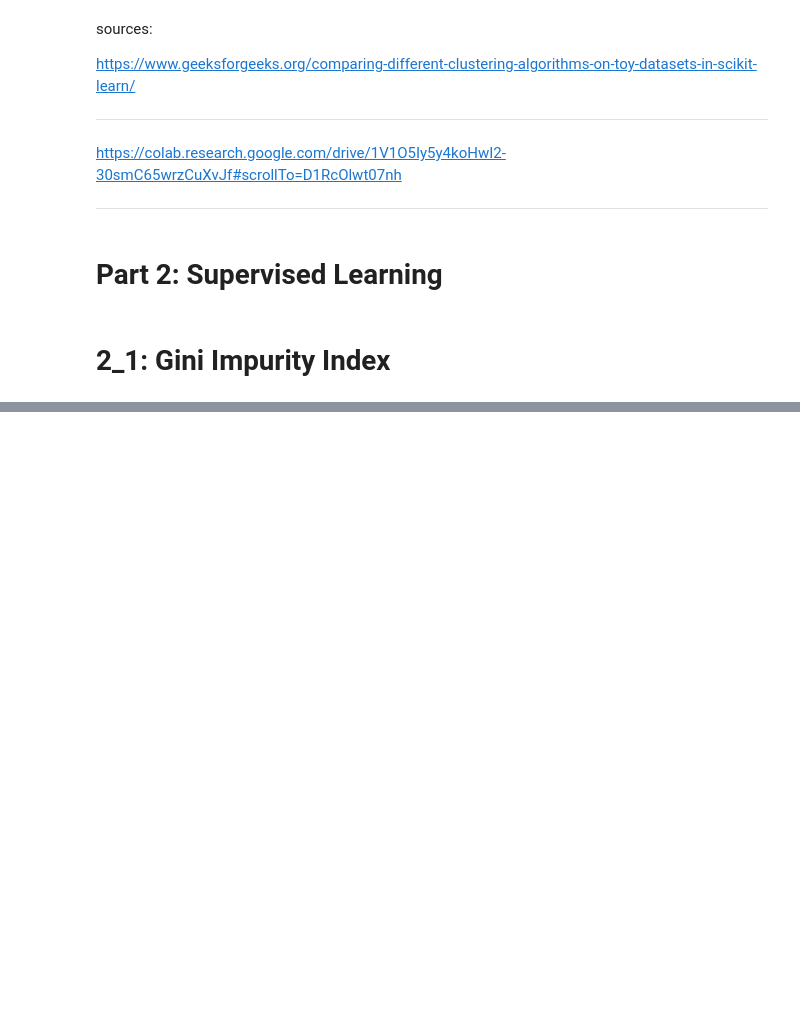
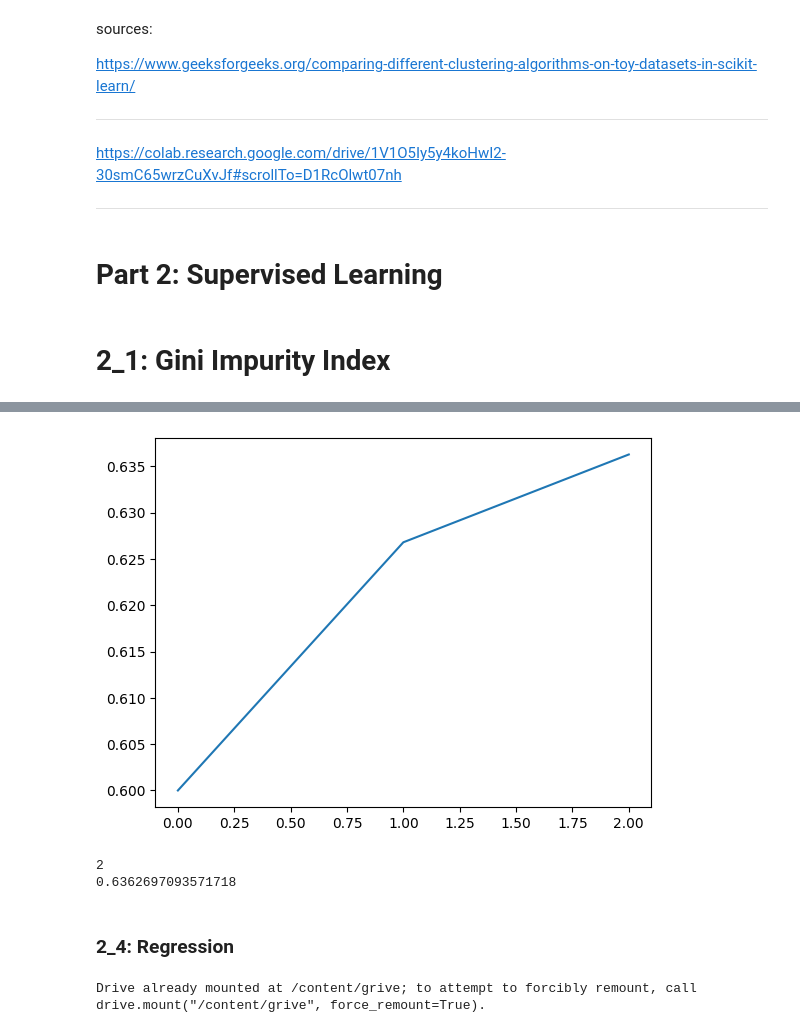
Before and after one commit to Arko04/Colab, a Jupyter notebook: AI_project2.ipynb, the cells around one changed output, grey strips where cells are left out. Saved outputs shown, nothing was run; the diff lists cells and outputs as text; code cells hidden in the pictures; blank space fills up the shorter version.

```diff
--- a/AI_project2.ipynb
+++ b/AI_project2.ipynb
@@ -1930,0 +1155,5 @@ https://blog.quantinsti.com/gini-index/
+# %%
+from sklearn.tree import DecisionTreeClassifier
+
+decision_tree = DecisionTreeClassifier(criterion='entropy')
+decision_tree.fit(X_train, y_train)
@@ -1930,0 +1164,5 @@ https://blog.quantinsti.com/gini-index/
+# %%
+from sklearn.ensemble import RandomForestClassifier
+
+random_forest = RandomForestClassifier(criterion='entropy',n_estimators=20)  # Adjust n_estimators as needed
+random_forest.fit(X_train, y_train)
@@ -1930,0 +1204,38 @@ https://blog.quantinsti.com/gini-index/
+# %%
+from sklearn.ensemble import RandomForestClassifier
+from sklearn.metrics import accuracy_score
+
+def best_number_of_n_estimator(X_train, X_test, y_train, y_test):
+  accuracy = [0.6]
+  index = [0]
+  for i in range(1, 51):  # Iterate from 1 to 50 (inclusive)
+    random_forest_model = RandomForestClassifier(criterion='entropy', n_estimators=i, random_state=42)
+    random_forest_model.fit(X_train, y_train)
+    random_forest_predict = random_forest_model.predict(X_test)
+    random_forest_acc = accuracy_score(y_test, random_forest_predict)
+    accuracy.append(random_forest_acc)
+    index.append(i)
+
+  return accuracy, index
+# %%
+acc, acc_index = best_number_of_n_estimator(X_train, X_test, y_train, y_test)
+# %%
+import matplotlib.pyplot as plt
+import numpy as np
+
+plt.plot(acc_index, acc)
+plt.show()
+
+print(np.argmax(acc))
+print(np.max(acc))
+# %% [output]
+[figure, added]
+2
+0.6362697093571718
+# %% [markdown]
+### **2_4: Regression**
+# %%
+from google.colab import drive
+drive.mount('/content/grive')
+# %% [output]
+Drive already mounted at /content/grive; to attempt to forcibly remount, call drive.mount("/content/grive", force_remount=True).
```
Also changed, not shown: parts of 94 cells of this notebook.
